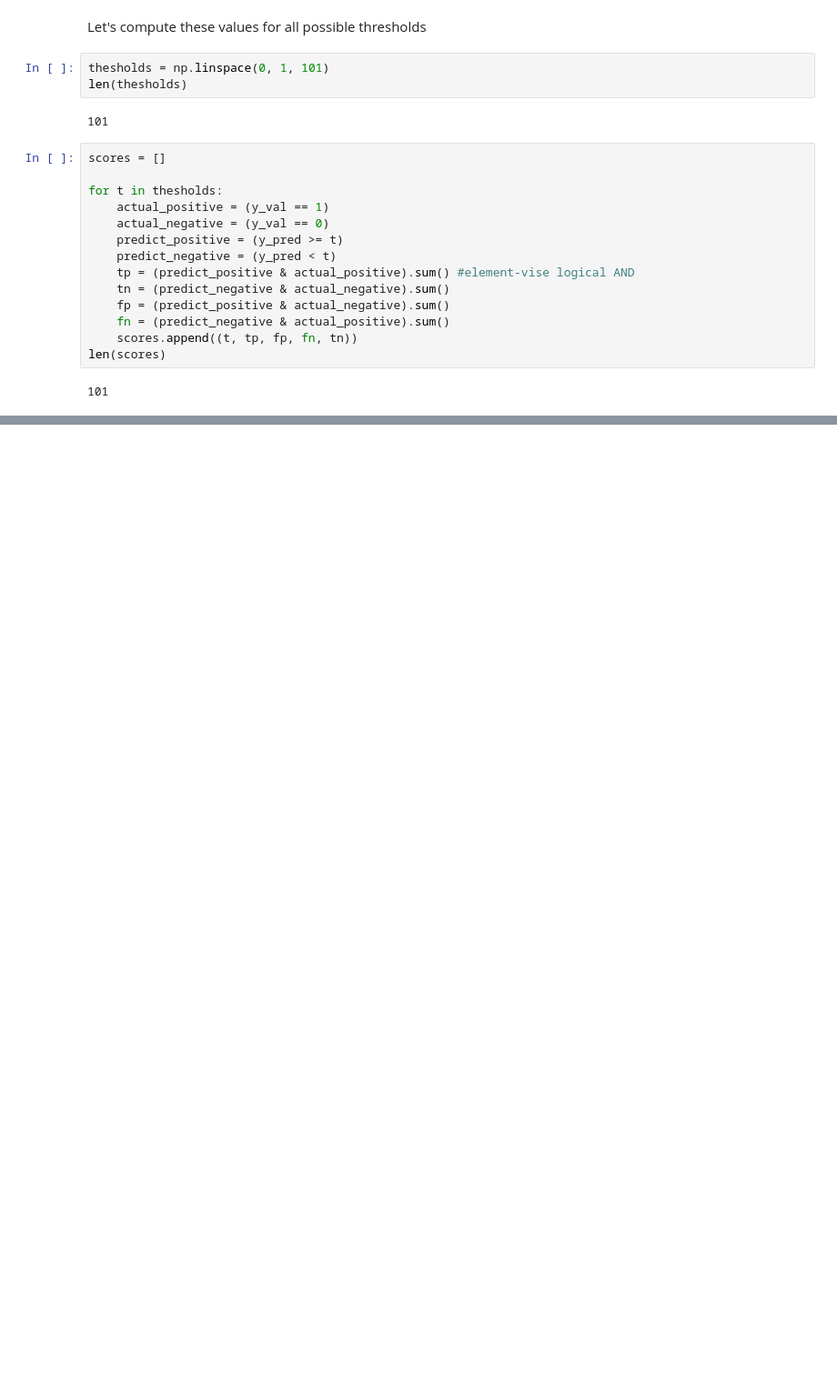
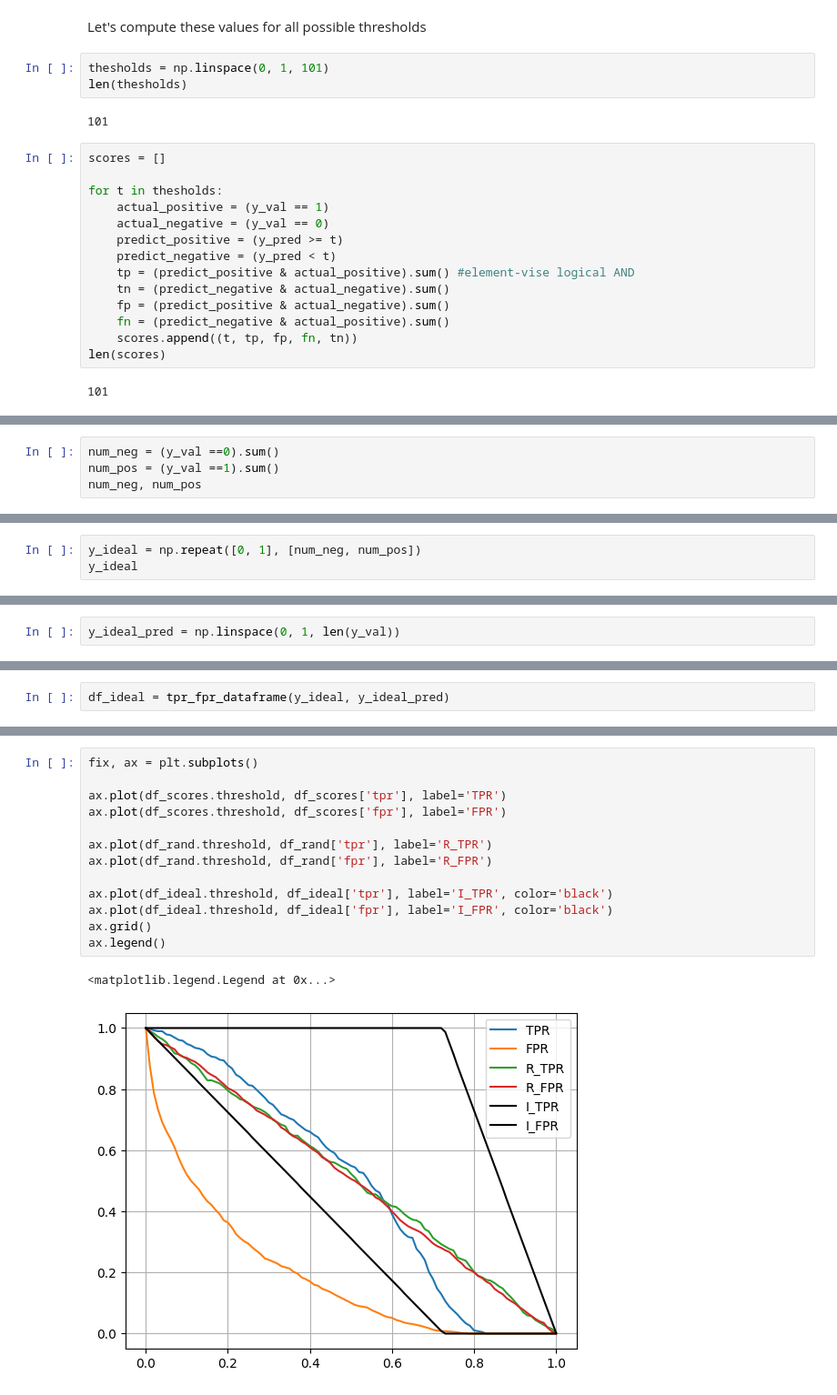
Before and after one commit to khvatov/machine-learning-zoomcamp-homework, a Jupyter notebook: 04-evaluation_metrics/evaluation_practice.ipynb, the cells around one changed output, grey strips where cells are left out. Shown: that part at 91% size. Drawn from its saved outputs; the diff is of its cells as text; blank space fills up the shorter version.

```diff
--- a/04-evaluation_metrics/evaluation_practice.ipynb
+++ b/04-evaluation_metrics/evaluation_practice.ipynb
@@ -341,0 +418,4 @@ dtype: int64
+# %%
+num_neg = (y_val ==0).sum()
+num_pos = (y_val ==1).sum()
+num_neg, num_pos
@@ -341,0 +424,3 @@ dtype: int64
+# %%
+y_ideal = np.repeat([0, 1], [num_neg, num_pos])
+y_ideal
@@ -341,0 +429,2 @@ dtype: int64
+# %%
+y_ideal_pred = np.linspace(0, 1, len(y_val))
@@ -341,0 +435,2 @@ dtype: int64
+# %%
+df_ideal = tpr_fpr_dataframe(y_ideal, y_ideal_pred)
@@ -341,0 +452,16 @@ dtype: int64
+# %%
+fix, ax = plt.subplots()
+
+ax.plot(df_scores.threshold, df_scores['tpr'], label='TPR')
+ax.plot(df_scores.threshold, df_scores['fpr'], label='FPR')
+
+ax.plot(df_rand.threshold, df_rand['tpr'], label='R_TPR')
+ax.plot(df_rand.threshold, df_rand['fpr'], label='R_FPR')
+
+ax.plot(df_ideal.threshold, df_ideal['tpr'], label='I_TPR', color='black')
+ax.plot(df_ideal.threshold, df_ideal['fpr'], label='I_FPR', color='black')
+ax.grid()
+ax.legend()
+# %% [output]
+<matplotlib.legend.Legend at 0x...>
+[figure, added]
```
Also changed, not shown: parts of 50 cells of this notebook, 4 other files.
